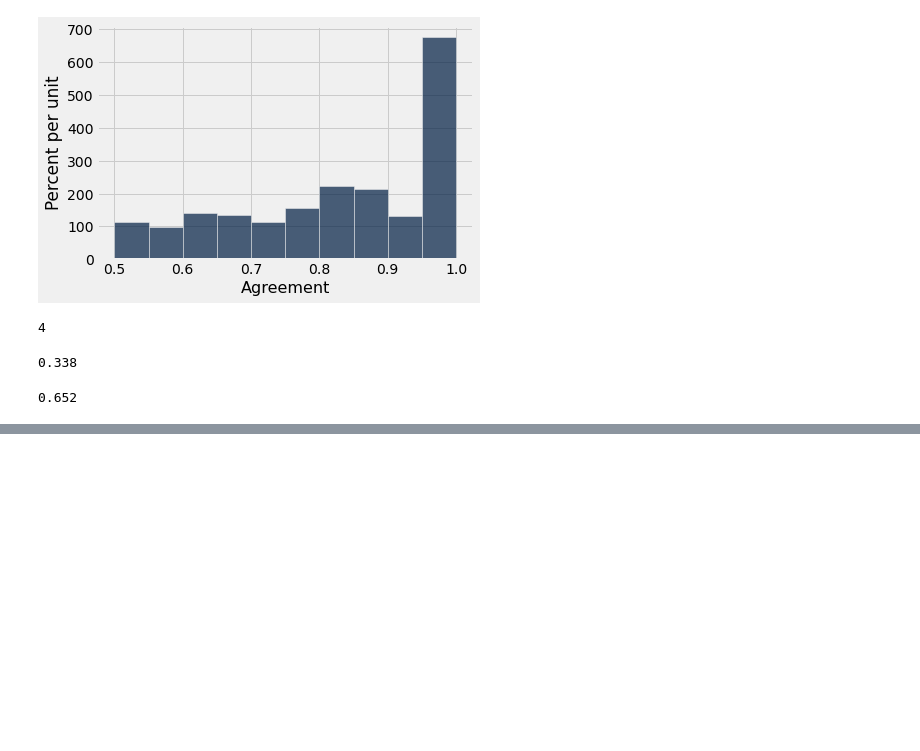
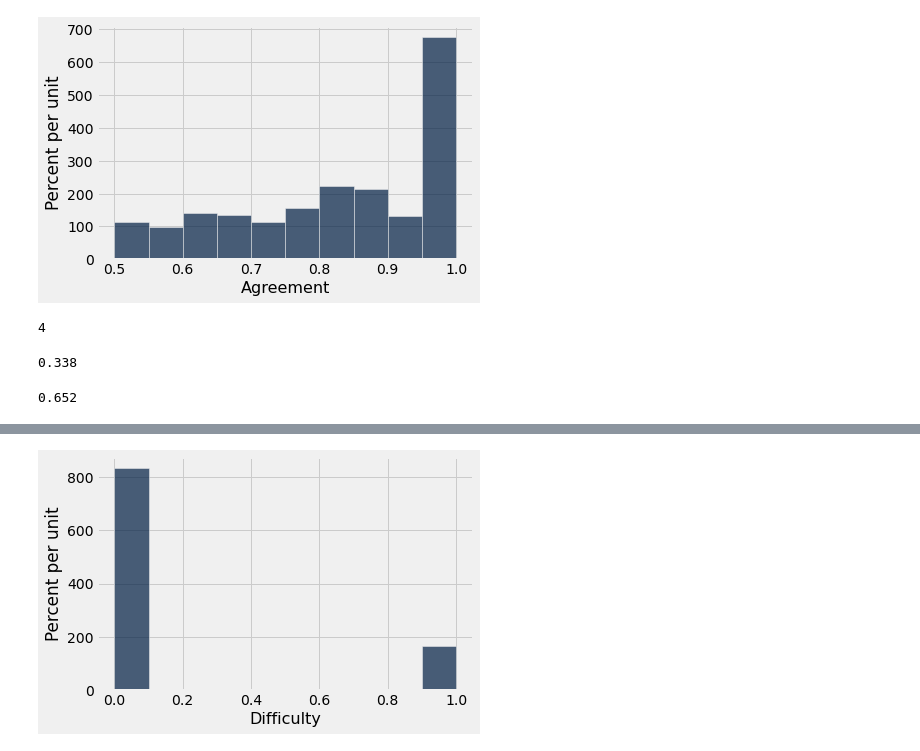
Before and after one commit to stoddardian/label-medical-images, a Jupyter notebook: descriptive-analysis-2.ipynb, the cells around one changed output, grey strips where cells are left out. Cells and saved outputs as stored; diff of their text form; code cells hidden in the pictures; blank space fills up the shorter version.

```diff
--- a/descriptive-analysis-2.ipynb
+++ b/descriptive-analysis-2.ipynb
@@ -417,0 +448,3 @@ In about two thirds of these cases, the crowd vote leaned at least 75% in one di
+# %%
+crowd_unanimous = high_agreement.where('Agreement', 1)
+crowd_unanimous
@@ -417,0 +464,4 @@ In about two thirds of these cases, the crowd vote leaned at least 75% in one di
+# %%
+crowd_unanimous.hist('Difficulty')
+# %% [output]
+[figure, added]
```
Also changed, not shown: parts of 22 cells of this notebook.
